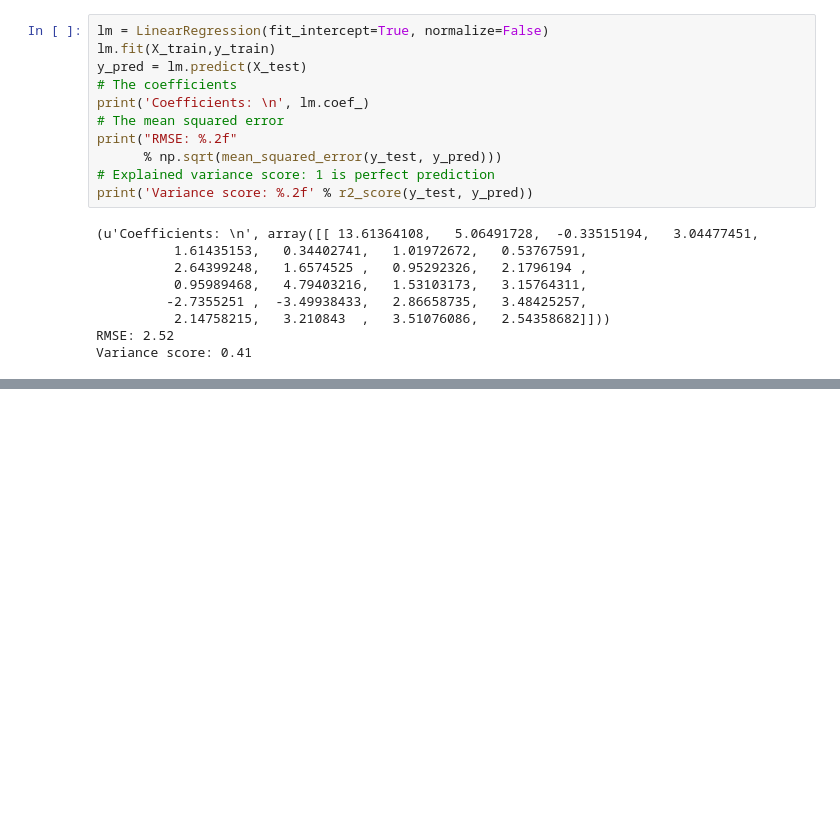
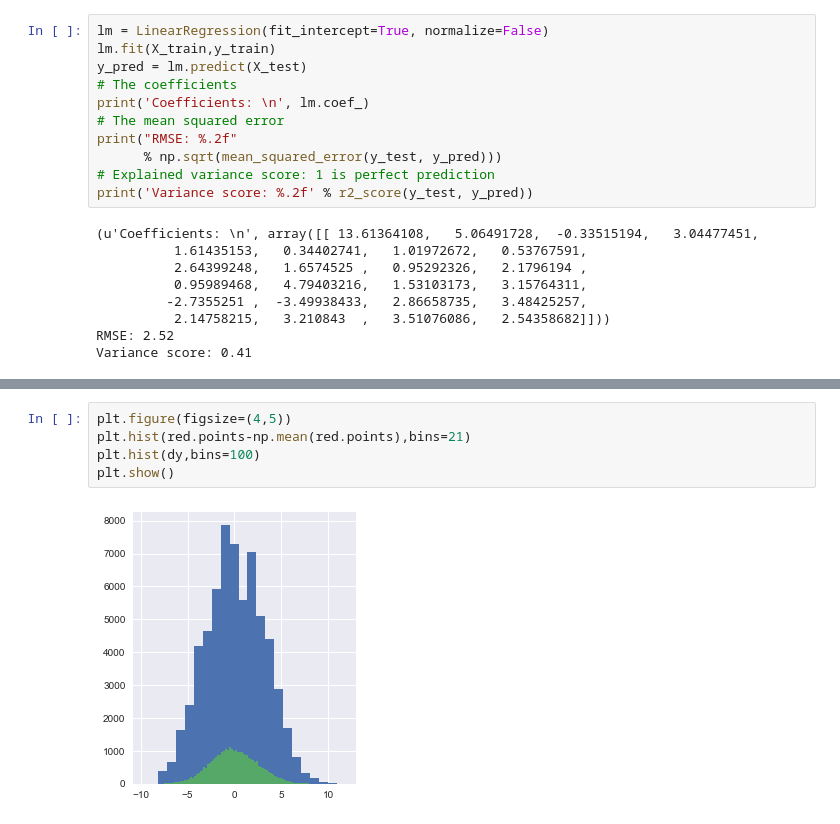
Before and after one commit to pavlafuxova/TFM, a Jupyter notebook: word_count_classifier.ipynb, the cells around one changed output, grey strips where cells are left out. Saved outputs shown, nothing was run; the diff lists cells and outputs as text; blank space fills up the shorter version.

```diff
--- a/word_count_classifier.ipynb
+++ b/word_count_classifier.ipynb
@@ -836,0 +849,7 @@ Variance score: 0.41
+# %%
+plt.figure(figsize=(4,5))
+plt.hist(red.points-np.mean(red.points),bins=21)
+plt.hist(dy,bins=100)
+plt.show()
+# %% [output]
+[figure, added]
```
Also changed, not shown: parts of 5 cells of this notebook.
